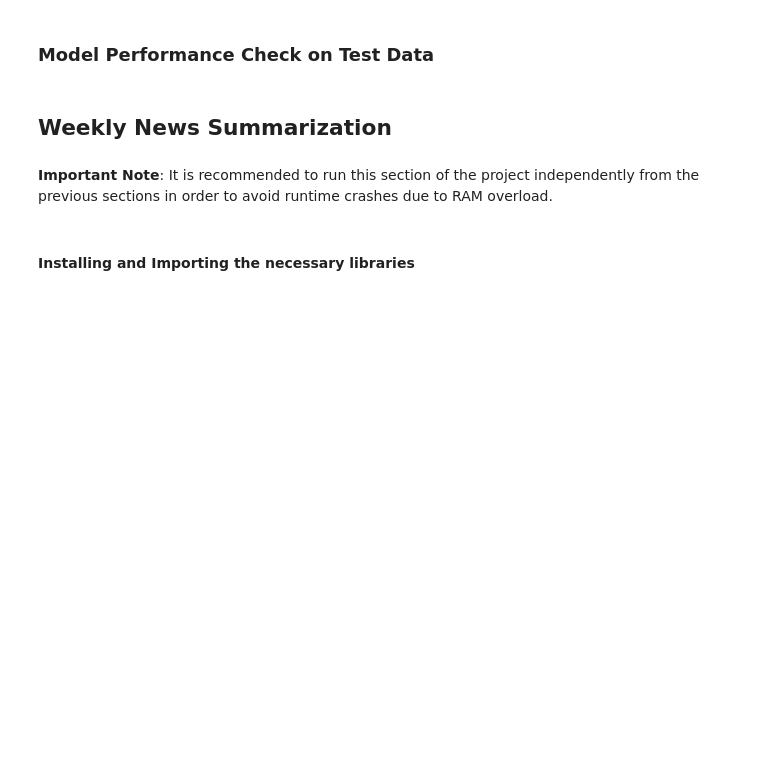
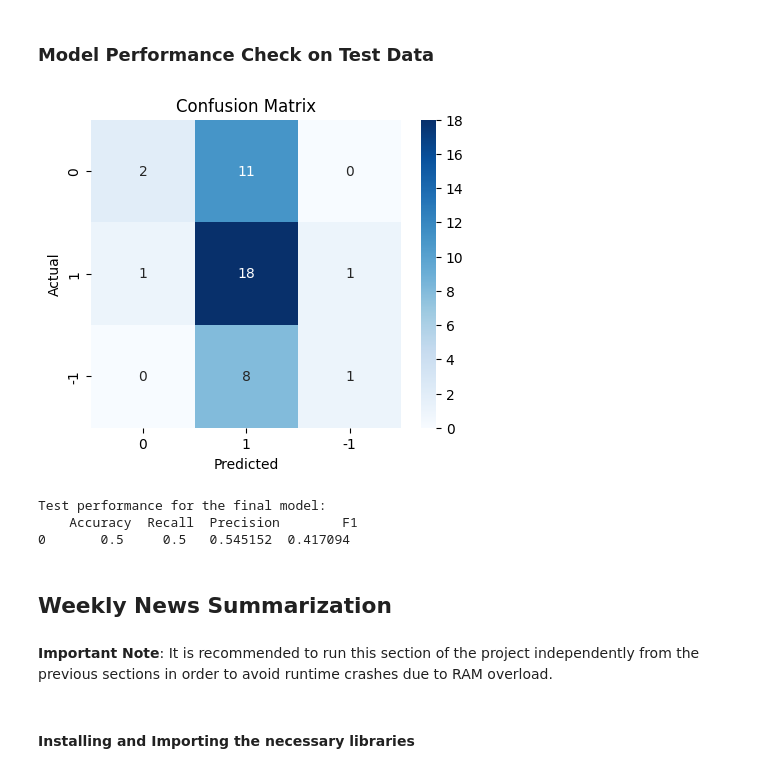
Before and after one commit to braju78/pythonFundamentals, a Jupyter notebook: Week6 Project - Stock market analysis/NLP_Project_Low_Code-2.ipynb, the cells around one changed output. Saved outputs shown, nothing was run; the diff lists cells and outputs as text; code cells hidden in the pictures; blank space fills up the shorter version.

```diff
--- a/Week6 Project - Stock market analysis/NLP_Project_Low_Code-2.ipynb
+++ b/Week6 Project - Stock market analysis/NLP_Project_Low_Code-2.ipynb
@@ -1014,11 +1045,17 @@ models_val_comp_df
 # %% [markdown]
 ### Model Performance Check on Test Data
 # %%
-plot_confusion_matrix(_____,_____,_____) #Complete the code to plot the confusion matrix for the final model and test data
+plot_confusion_matrix(tuned_st, X_test_st, y_test) #Complete the code to plot the confusion matrix for the final model and test data
+# %% [output]
+[figure, added]
 # %%
 #Calculating different metrics on training data
-final_model_test = model_performance_classification_sklearn(_____,_____,_____) #Complete the code to compute the final model's performance for the test data
+final_model_test = model_performance_classification_sklearn(tuned_st, X_test_st, y_test) #Complete the code to compute the final model's performance for the test data
 print("Test performance for the final model:\n",final_model_test)
+# %% [output]
+Test performance for the final model:
+    Accuracy  Recall  Precision        F1
+0       0.5     0.5   0.545152  0.417094
 # %% [markdown]
 ## **Weekly News Summarization**
 # %% [markdown]
```
Also changed, not shown: parts of 24 cells of this notebook.
